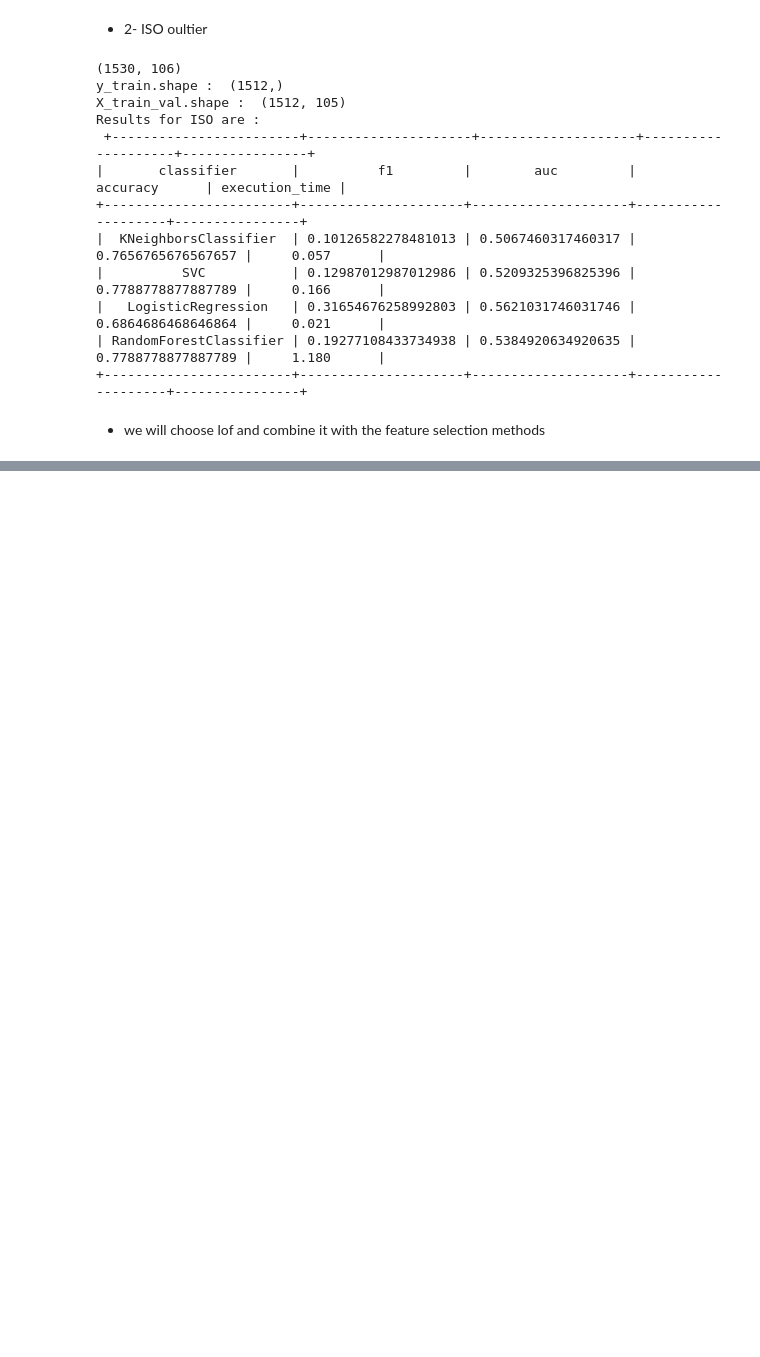
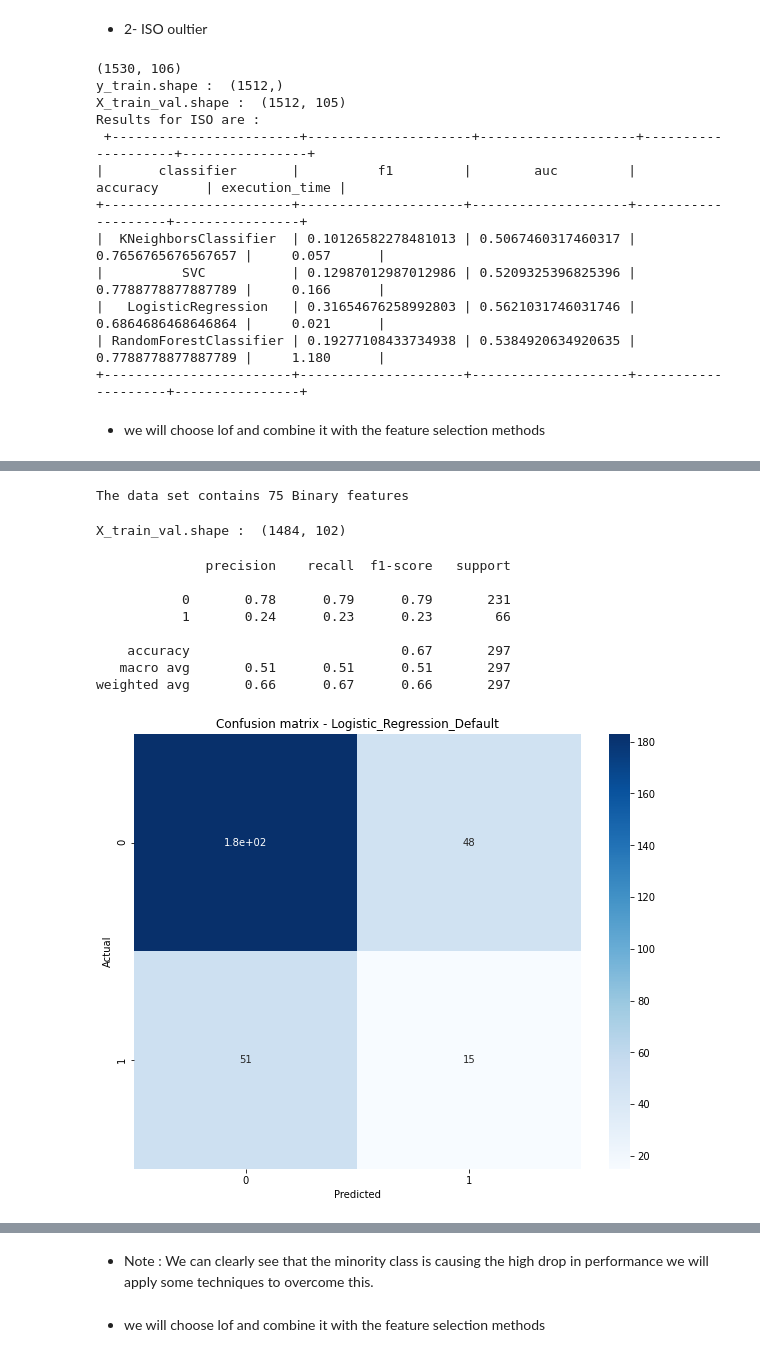
Before and after one commit to Mustafa-omer-mohammed/Myocardial-Infarction_Complications-analysis, a Jupyter notebook: Myocardial infarction complications Analysis.ipynb, the cells around one changed output, grey strips where cells are left out. Drawn from its saved outputs; the diff is of its cells as text; code cells hidden in the pictures; blank space fills up the shorter version.

```diff
--- a/Myocardial infarction complications Analysis.ipynb
+++ b/Myocardial infarction complications Analysis.ipynb
@@ -587,0 +668,3 @@ Results for ISO are :
+# %%
+X_train_val = X_train_val_lof.drop(columns=to_drop ) # drop the highly correlated features from the training set
+X_test = X_test.drop(columns=to_drop ) # drop the highly correlated features from the test set
@@ -587,0 +686,51 @@ Results for ISO are :
+# %%
+Binary_features = [x for x in Binary_features if x not in to_drop] # modify binary features features
+
+print(f"The data set contains {len(Binary_features)} Binary features ")
+# %% [output]
+The data set contains 75 Binary features
+# %%
+# plot one of the classifiers results to compare all classification metricses and detect the issue
+from sklearn.metrics import confusion_matrix
+from sklearn.metrics import classification_report
+
+y_train_val = y_train_val_lof.copy(deep=True)
+print('X_train_val.shape : ' , X_train_val.shape)
+# We split the tarining data to train/val
+X_train, X_valid, y_train, y_valid = train_test_split(X_train_val, y_train_val \
+                                                  , train_size = 0.8, random_state = 42,\
+                                                  shuffle = False)
+
+
+def conf_metrix(y_valid, y_pred):
+    print(classification_report(y_valid, y_pred))
+    columns = [0,1]
+    confm = confusion_matrix(y_valid, y_pred)
+    plt.figure(figsize = (10, 8))
+    plt.title('Confusion matrix - Logistic_Regression_Default')
+    df_cm = pd.DataFrame(confm, index = columns, columns = columns)
+    df_cm.index.name = 'Actual'
+    df_cm.columns.name = 'Predicted'
+    ax = sns.heatmap(df_cm, cmap = 'Blues', annot = True)
+    plt.savefig('./images/Confusion matrix - Logistic_Regression_Default.png' , dpi=300)
+    plt.show()
+# %% [output]
+X_train_val.shape :  (1484, 102)
+# %%
+# test for logistic since it has the lowest performance
+clf = LogisticRegression(random_state=42)
+clf.fit(X_train,y_train)
+y_pred = clf.predict(X_valid)
+
+conf_metrix(y_valid, y_pred)
+plt
+# %% [output]
+              precision    recall  f1-score   support
+
+           0       0.78      0.79      0.79       231
+           1       0.24      0.23      0.23        66
+
+    accuracy                           0.67       297
+   macro avg       0.51      0.51      0.51       297
+weighted avg       0.66      0.67      0.66       297
+[figure, added]
@@ -587,0 +738,4 @@ Results for ISO are :
+# %% [markdown]
+- Note : We can clearly see that the minority class is causing the high drop in performance we will apply some techniques to overcome this.
+# %% [markdown]
+- we will choose lof and combine it with the feature selection methods
```
Also changed, not shown: parts of 14 cells of this notebook.
